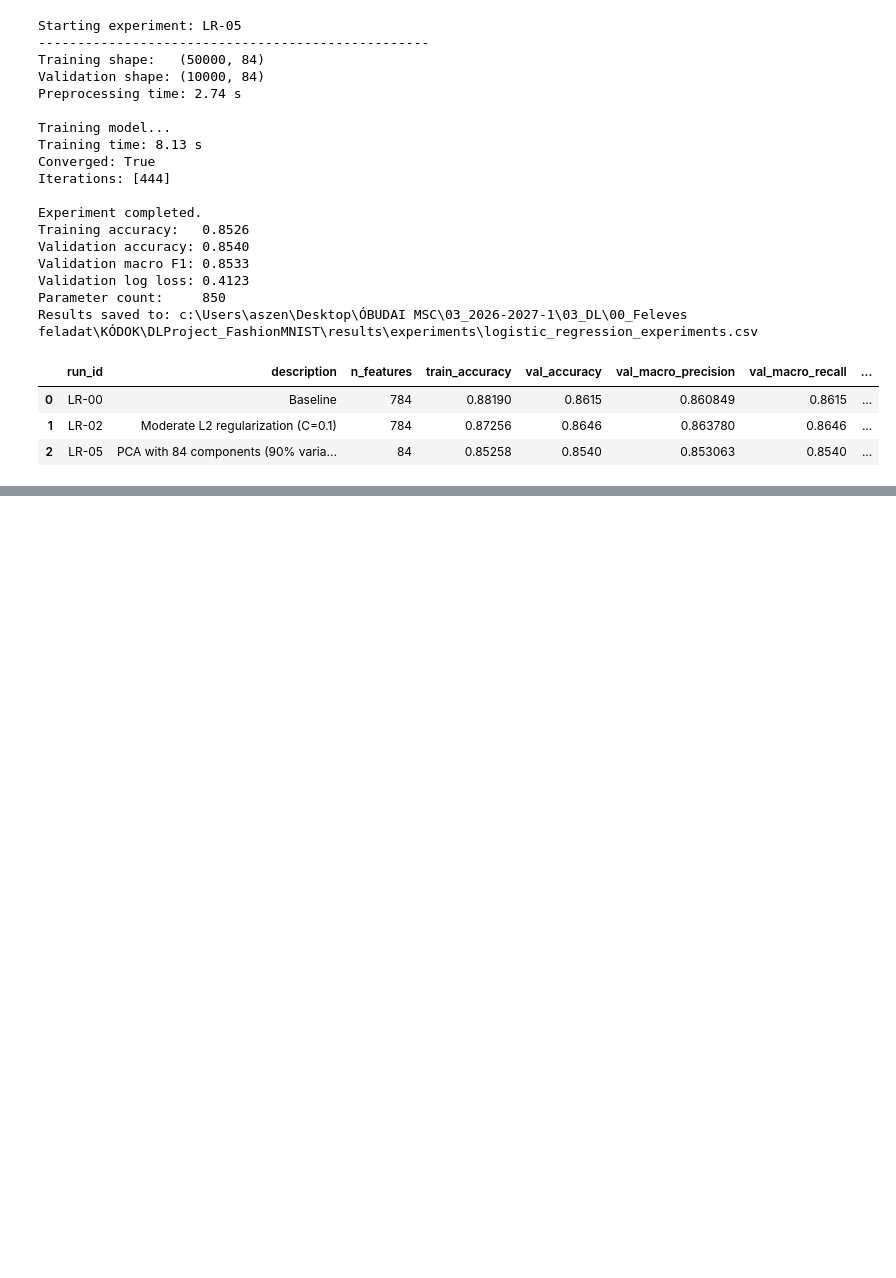
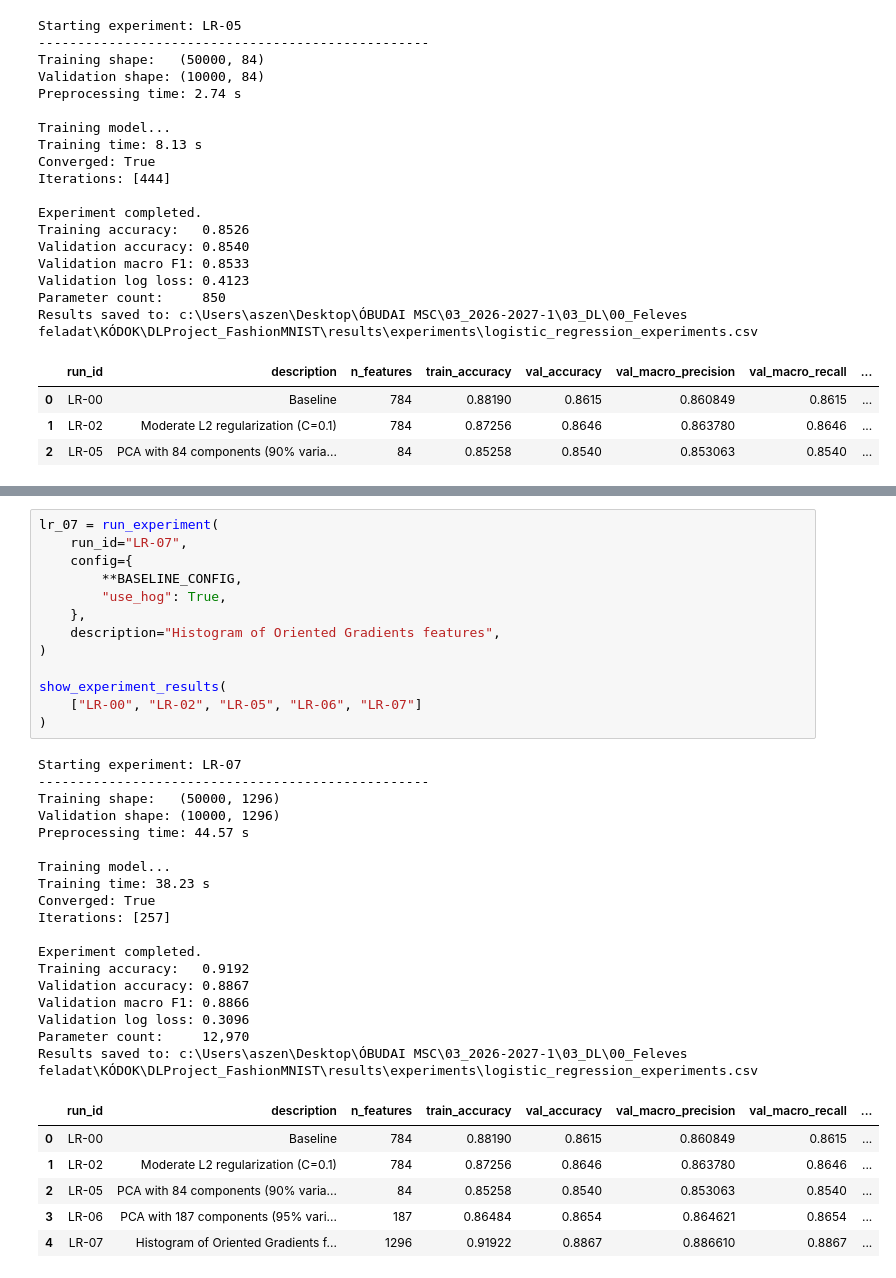
Before and after one commit to aszenas/DLProject_FashionMNIST, a Jupyter notebook: notebooks/02_logistic_regression.ipynb, the cells around one changed output, grey strips where cells are left out. Cells and saved outputs as stored; diff of their text form; blank space fills up the shorter version.

Commit message:
experiment: evaluate HOG feature representation LR-07

```diff
--- a/notebooks/02_logistic_regression.ipynb
+++ b/notebooks/02_logistic_regression.ipynb
@@ -1538,0 +1583,38 @@ Training model...
+# %%
+lr_07 = run_experiment(
+    run_id="LR-07",
+    config={
+        **BASELINE_CONFIG,
+        "use_hog": True,
+    },
+    description="Histogram of Oriented Gradients features",
+)
+
+show_experiment_results(
+    ["LR-00", "LR-02", "LR-05", "LR-06", "LR-07"]
+)
+# %% [output]
+Starting experiment: LR-07
+--------------------------------------------------
+Training shape:   (50000, 1296)
+Validation shape: (10000, 1296)
+Preprocessing time: 44.57 s
+
+Training model...
+Training time: 38.23 s
+Converged: True
+Iterations: [257]
+
+Experiment completed.
+Training accuracy:   0.9192
+Validation accuracy: 0.8867
+Validation macro F1: 0.8866
+Validation log loss: 0.3096
+Parameter count:     12,970
+Results saved to: c:\Users\aszen\Desktop\ÓBUDAI MSC\03_2026-2027-1\03_DL\00_Feleves feladat\KÓDOK\DLProject_FashionMNIST\results\experiments\logistic_regression_experiments.csv
+|  | run_id | description | n_features | train_accuracy | val_accuracy | val_macro_precision | val_macro_recall | ... |
+| 0 | LR-00 | Baseline | 784 | 0.88190 | 0.8615 | 0.860849 | 0.8615 | ... |
+| 1 | LR-02 | Moderate L2 regularization (C=0.1) | 784 | 0.87256 | 0.8646 | 0.863780 | 0.8646 | ... |
+| 2 | LR-05 | PCA with 84 components (90% varia... | 84 | 0.85258 | 0.8540 | 0.853063 | 0.8540 | ... |
+| 3 | LR-06 | PCA with 187 components (95% vari... | 187 | 0.86484 | 0.8654 | 0.864621 | 0.8654 | ... |
+| 4 | LR-07 | Histogram of Oriented Gradients f... | 1296 | 0.91922 | 0.8867 | 0.886610 | 0.8867 | ... |
```
Also changed, not shown: parts of 3 cells of this notebook, 1 other file.
